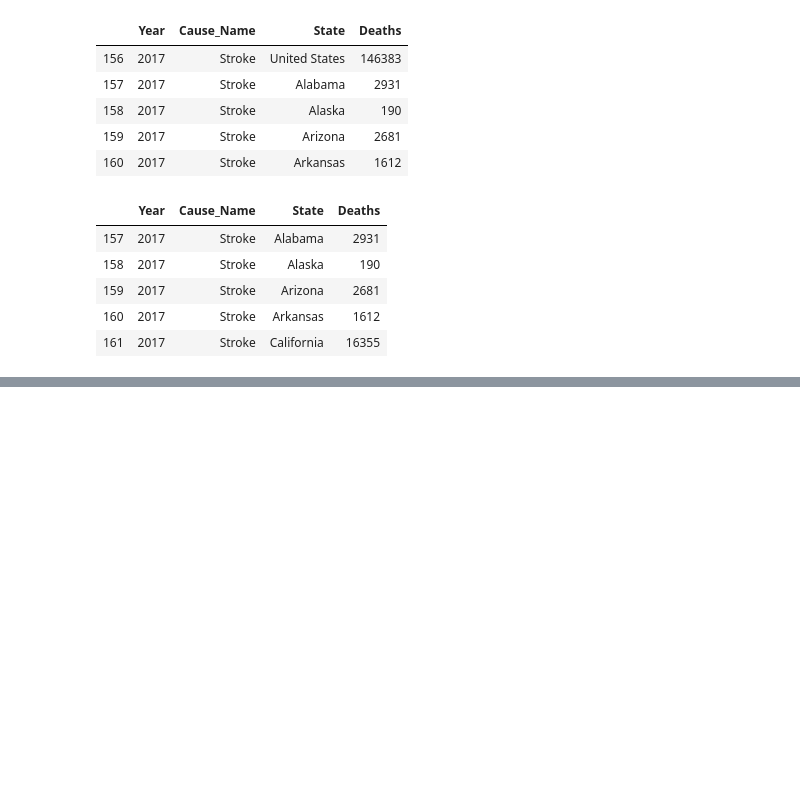
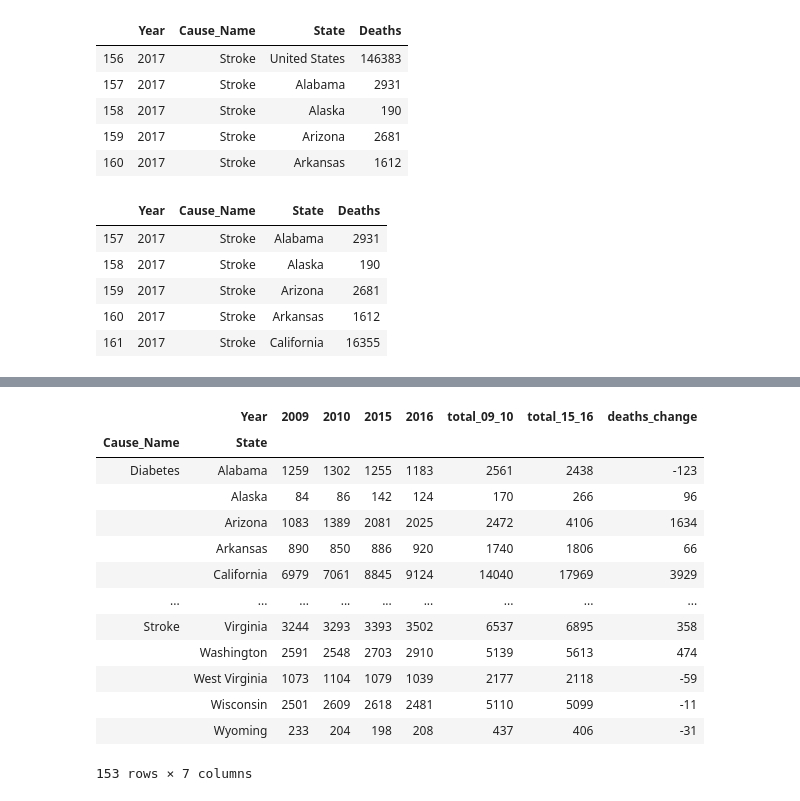
Before and after one commit to zeexav/health_outcomes, a Jupyter notebook: CDC_Data_Explorer.ipynb, the cells around one changed output, grey strips where cells are left out. Saved outputs shown, nothing was run; the diff lists cells and outputs as text; code cells hidden in the pictures; blank space fills up the shorter version.

```diff
--- a/CDC_Data_Explorer.ipynb
+++ b/CDC_Data_Explorer.ipynb
@@ -130,0 +153,7 @@ chronic_pp
+# %%
+#calculate change in disease outcomes.
+#Combine 2009 + 2010 and 2015 + 2016. Subtract the two totals to calculate fields
+
+#first pivot the data to make each year a column
+
+chronic_pivot = chronic_pp.pivot_table('Deaths', ['Cause_Name', 'State'], columns='Year')
@@ -130,0 +170,5 @@ chronic_pp
+# %%
+#second - create columns based on needed calculations
+
+chronic_pivot['total_09_10'] = chronic_pivot[2009] + chronic_pivot[2010]
+chronic_pivot.head()
@@ -130,0 +183,21 @@ chronic_pp
+# %%
+chronic_pivot['total_15_16'] = chronic_pivot[2015] + chronic_pivot[2016]
+
+chronic_pivot['deaths_change'] =  chronic_pivot['total_15_16'] - chronic_pivot['total_09_10']
+
+chronic_pivot
+# %% [output]
+|  | Year | 2009 | 2010 | 2015 | 2016 | total_09_10 | total_15_16 | deaths_change |
+| Cause_Name | State |  |  |  |  |  |  |  |
+| Diabetes | Alabama | 1259 | 1302 | 1255 | 1183 | 2561 | 2438 | -123 |
+|  | Alaska | 84 | 86 | 142 | 124 | 170 | 266 | 96 |
+|  | Arizona | 1083 | 1389 | 2081 | 2025 | 2472 | 4106 | 1634 |
+|  | Arkansas | 890 | 850 | 886 | 920 | 1740 | 1806 | 66 |
+|  | California | 6979 | 7061 | 8845 | 9124 | 14040 | 17969 | 3929 |
+| ... | ... | ... | ... | ... | ... | ... | ... | ... |
+| Stroke | Virginia | 3244 | 3293 | 3393 | 3502 | 6537 | 6895 | 358 |
+|  | Washington | 2591 | 2548 | 2703 | 2910 | 5139 | 5613 | 474 |
+|  | West Virginia | 1073 | 1104 | 1079 | 1039 | 2177 | 2118 | -59 |
+|  | Wisconsin | 2501 | 2609 | 2618 | 2481 | 5110 | 5099 | -11 |
+|  | Wyoming | 233 | 204 | 198 | 208 | 437 | 406 | -31 |
+153 rows × 7 columns
```
Also changed, not shown: parts of 11 cells of this notebook.
